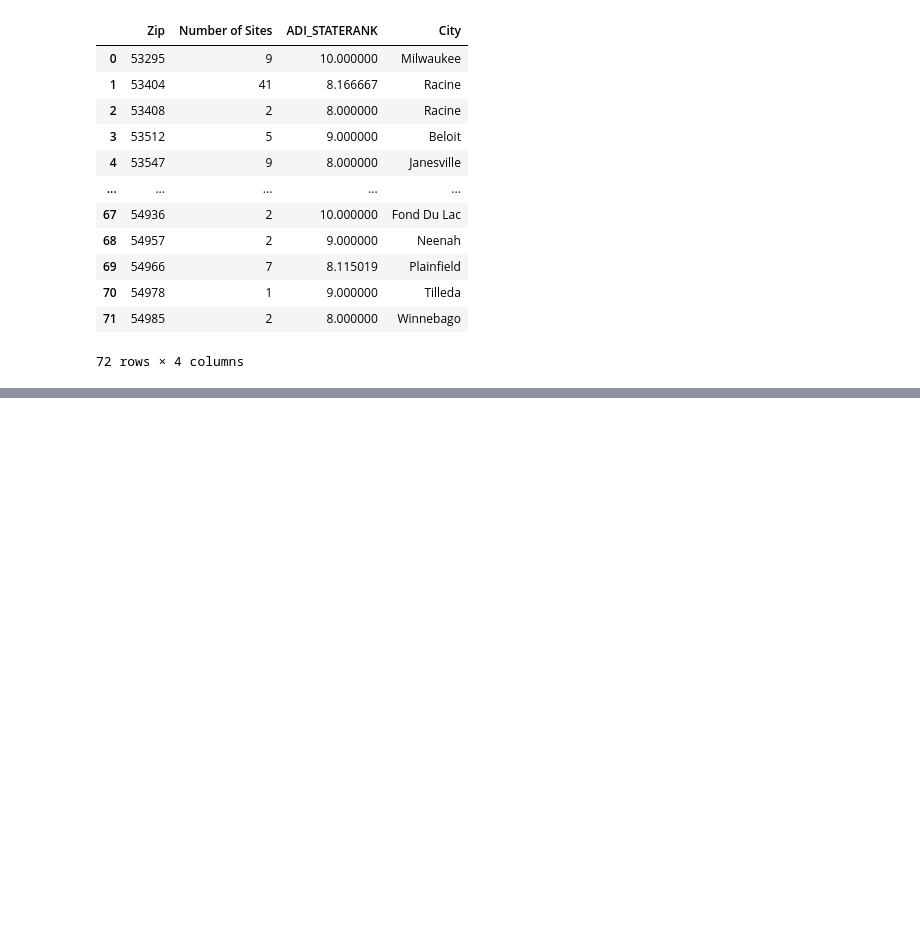
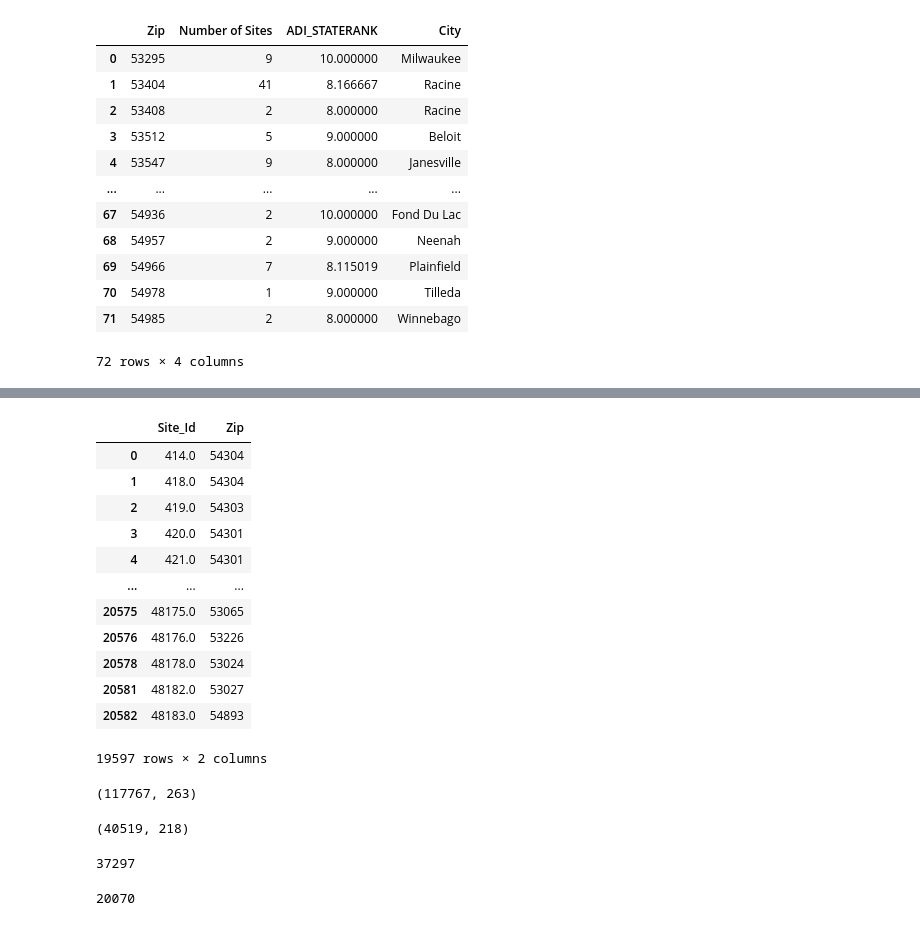
Before and after one commit to datakind/uwwi-datadive-dec-22, a Jupyter notebook: Cold zone identification/Service sites per zip code.ipynb, the cells around one changed output, grey strips where cells are left out. Saved outputs shown, nothing was run; the diff lists cells and outputs as text; code cells hidden in the pictures; blank space fills up the shorter version.

```diff
--- a/Cold zone identification/Service sites per zip code.ipynb
+++ b/Cold zone identification/Service sites per zip code.ipynb
@@ -497,0 +539,16 @@ cold_cities.to_csv('./cold_cities.csv', index=False)
+# %%
+sites_zip
+# %% [output]
+|  | Site_Id | Zip |
+| 0 | 414.0 | 54304 |
+| 1 | 418.0 | 54304 |
+| 2 | 419.0 | 54303 |
+| 3 | 420.0 | 54301 |
+| 4 | 421.0 | 54301 |
+| ... | ... | ... |
+| 20575 | 48175.0 | 53065 |
+| 20576 | 48176.0 | 53226 |
+| 20578 | 48178.0 | 53024 |
+| 20581 | 48182.0 | 53027 |
+| 20582 | 48183.0 | 54893 |
+19597 rows × 2 columns
@@ -497,0 +558,18 @@ cold_cities.to_csv('./cold_cities.csv', index=False)
+# %%
+service_sites.shape
+# %% [output]
+(117767, 263)
+# %%
+services.shape
+# %% [output]
+(40519, 218)
+# %%
+services['Service_Id'].nunique()
+# sites['Site_Id'].isna().sum()
+# %% [output]
+37297
+# %%
+a = sites.dropna(subset = ['Site_Id'])
+a['Site_Id'].nunique()
+# %% [output]
+20070
```
Also changed, not shown: parts of 9 cells of this notebook.
